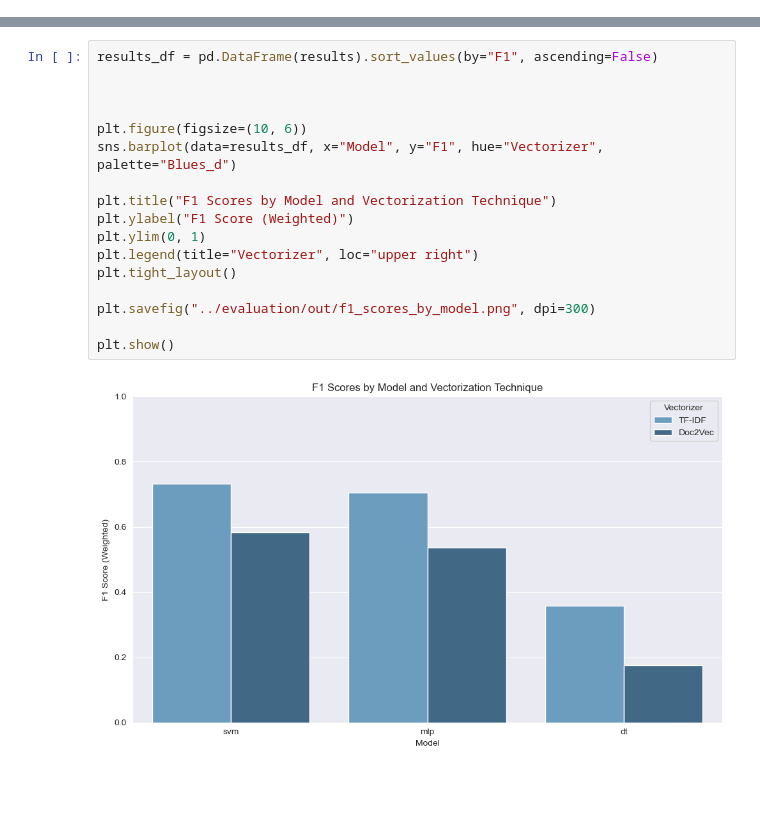
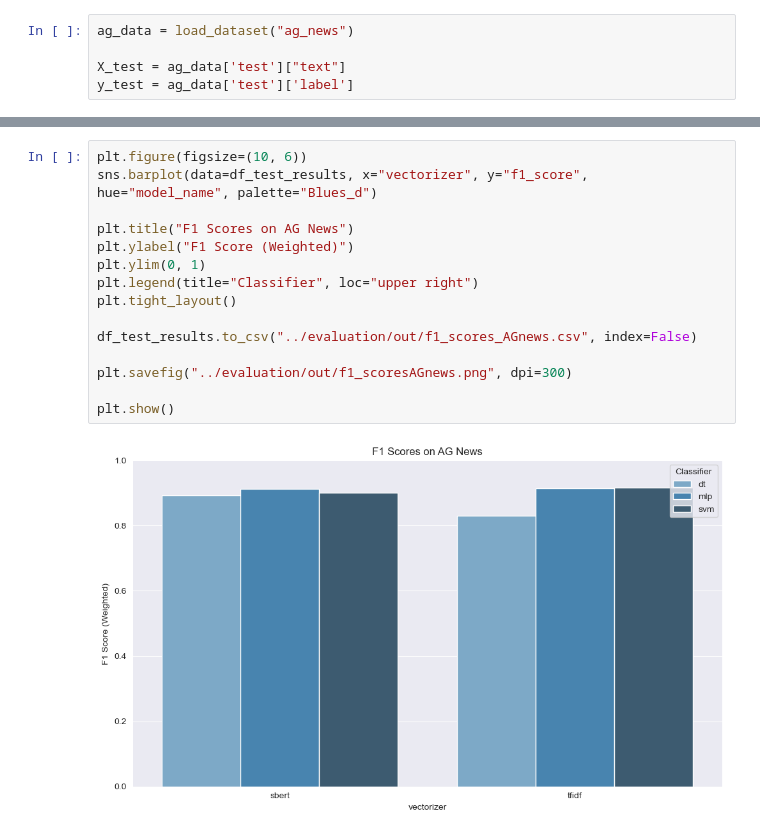
Before and after one commit to fidelioluc/ML-XAI, a Jupyter notebook: evaluation/evaluation.ipynb, the cells around one changed output, grey strips where cells are left out. Cells and saved outputs as stored; diff of their text form; blank space fills up the shorter version.

Commit message:
- added final project without models due to size

```diff
--- a/evaluation/evaluation.ipynb
+++ b/evaluation/evaluation.ipynb
@@ -70,0 +22,5 @@ weighted avg       0.74      0.73      0.73      3770
+# %%
+ag_data = load_dataset("ag_news")
+
+X_test = ag_data['test']["text"]
+y_test = ag_data['test']['label']
@@ -71,19 +77,17 @@ weighted avg       0.74      0.73      0.73      3770
 # %%
-results_df = pd.DataFrame(results).sort_values(by="F1", ascending=False)
+plt.figure(figsize=(10, 6))
+sns.barplot(data=df_test_results, x="vectorizer", y="f1_score", hue="model_name", palette="Blues_d")
 
-
-
-plt.figure(figsize=(10, 6))
-sns.barplot(data=results_df, x="Model", y="F1", hue="Vectorizer", palette="Blues_d")
-
-plt.title("F1 Scores by Model and Vectorization Technique")
+plt.title("F1 Scores on AG News")
 plt.ylabel("F1 Score (Weighted)")
 plt.ylim(0, 1)
-plt.legend(title="Vectorizer", loc="upper right")
+plt.legend(title="Classifier", loc="upper right")
 plt.tight_layout()
 
-plt.savefig("../evaluation/out/f1_scores_by_model.png", dpi=300)
+df_test_results.to_csv("../evaluation/out/f1_scores_AGnews.csv", index=False)
+
+plt.savefig("../evaluation/out/f1_scoresAGnews.png", dpi=300)
 
 plt.show()
 # %% [output]
-[figure, old version]
+[figure, new version]
```
Also changed, not shown: parts of 9 cells of this notebook, 27 other files.
